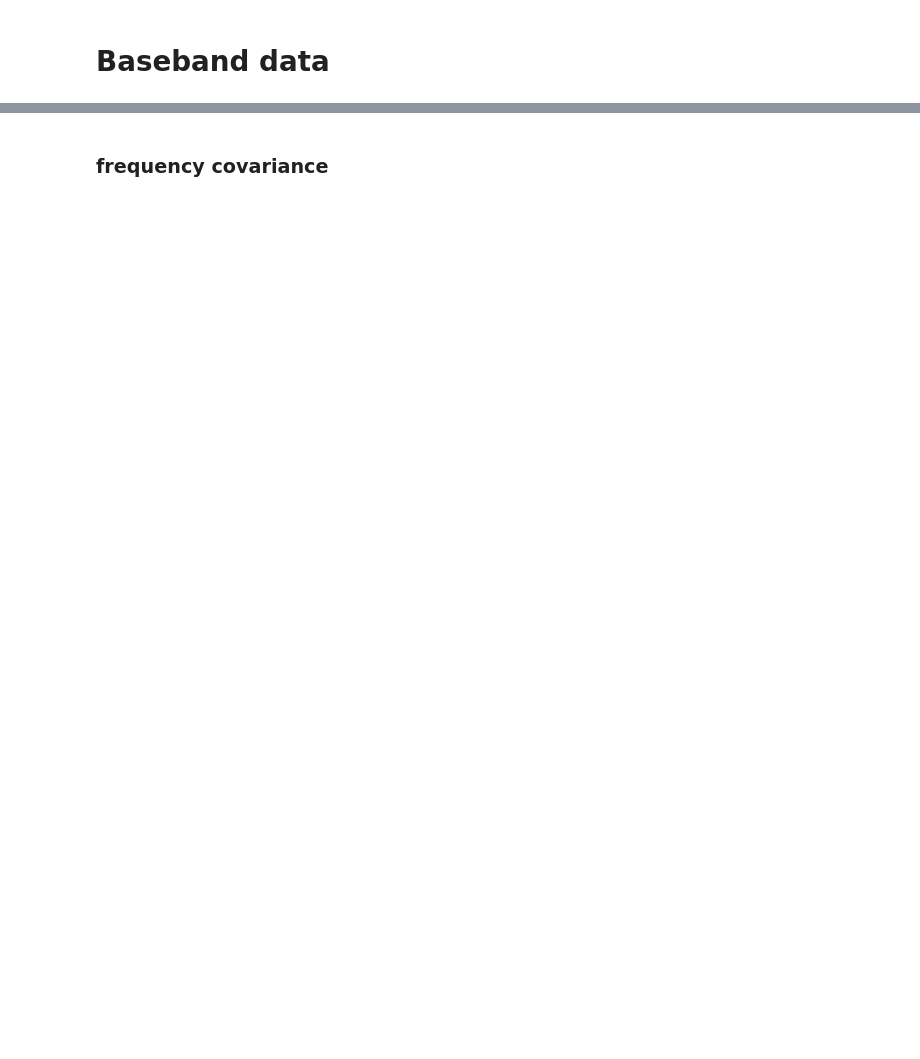
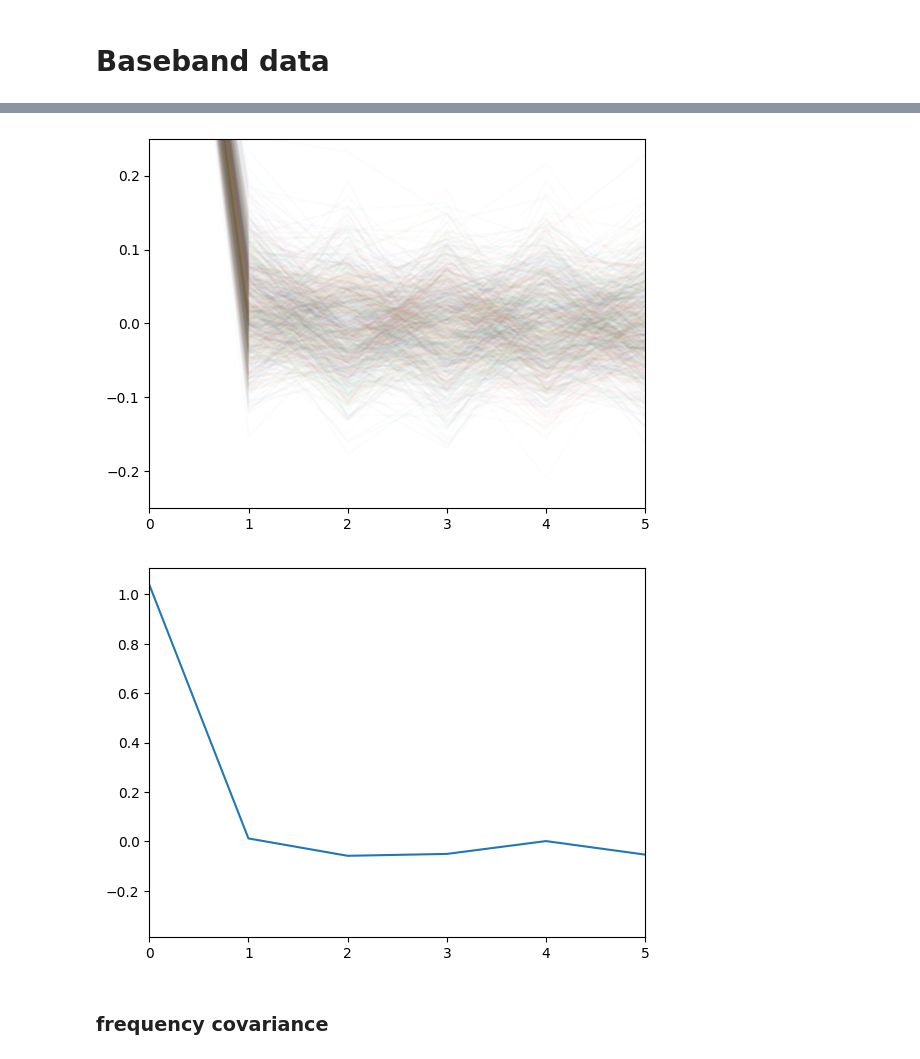
Before and after one commit to HarrisonS-Phys/FRBayes, a Jupyter notebook: covar_test.ipynb, the cells around one changed output, grey strips where cells are left out. Saved outputs shown, nothing was run; the diff lists cells and outputs as text; code cells hidden in the pictures; blank space fills up the shorter version.

```diff
--- a/covar_test.ipynb
+++ b/covar_test.ipynb
@@ -70,2 +95,32 @@ Text(0, 0.5, 'Frequency [MHz]')
+# %%
+# Choose the row
+plt.figure()
+for i in np.arange(0,noise_data.shape[0]):
+    # Extract the row
+    row = noise_data[i, :]
+    # Compute autocovariance for all lags
+    acov = autocovariance_t(row)
+    plt.plot(acov/acov[0], alpha = 0.02)
+plt.xlim(0,5)
+plt.ylim(-0.25,0.25)
+plt.show()
+
+# Autocovariance across frequency for one time channel:
+
+
+
+# Choose the column
+col_no = 2
+# Extract the column
+col = noise_data[:, col_no]
+# Compute autocovariance for all lags
+acov = autocovariance_f(col)
+plt.figure()
+plt.plot(acov)
+plt.xlim(0,5)
+plt.show()
+# %% [output]
+[figure, added]
+[figure, added]
 # %% [markdown]
 ### frequency covariance
```
Also changed, not shown: parts of 8 cells of this notebook.
